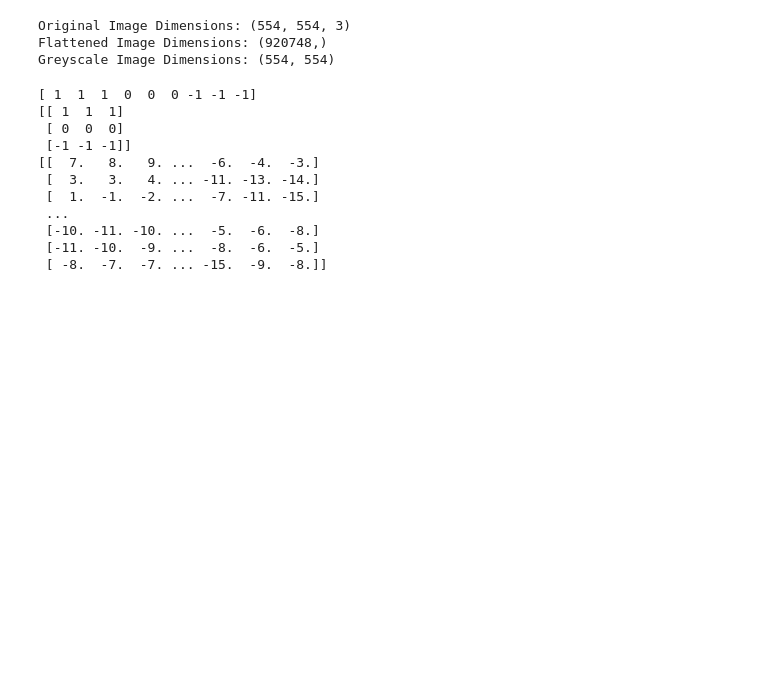
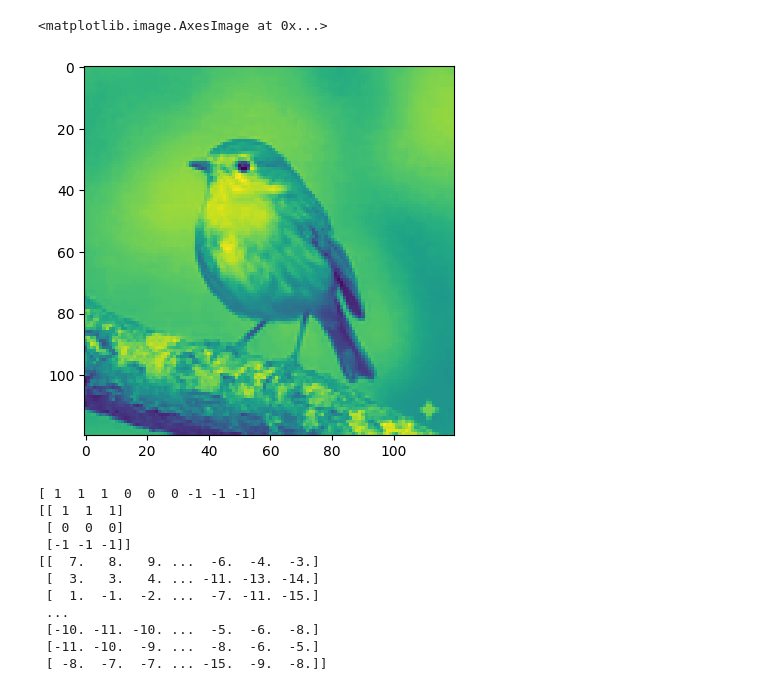
Before and after one commit to CiaraAMolloy/CNN_BIRD, a Jupyter notebook: Note.ipynb, the cells around one changed output. Cells and saved outputs as stored; diff of their text form; code cells hidden in the pictures; blank space fills up the shorter version.

```diff
--- a/Note.ipynb
+++ b/Note.ipynb
@@ -1,22 +1,17 @@
 # %%
 
+from matplotlib import pyplot as plt
+from PIL import Image
 import matplotlib.image as img
 import numpy as np
 
 
-
-image = img.imread("C:/Users/donag/Downloads/project nnets/dataset/Robin/Robin1.jpg")
-#print(image.shape)
-#print(image) three d matrice of RGB
-#image.flatten()
-print("Original Image Dimensions:", image.shape)
-flattened_image_arr=image.flatten()
-print("Flattened Image Dimensions:", flattened_image_arr.shape)
-#pixels = flattened_image_arr.reshape(554, 554)
-Greyscale=image.reshape(554, 554, 3)[:, :, 0]
-print("Flattened Image Dimensions:", pixels.shape)
+sizexy=120
+image = img.imread("dataset/Robin/Robin1.jpg")
+Greyscale1=image.reshape(image.shape)[:, :, 0]
+Greyscale = np.array(Image.fromarray(Greyscale1).resize((sizexy, sizexy)))
+plt.imshow(Greyscale,interpolation='nearest')
 # %% [output]
-Original Image Dimensions: (554, 554, 3)
-Flattened Image Dimensions: (920748,)
-Greyscale Image Dimensions: (554, 554)
+<matplotlib.image.AxesImage at 0x...>
+[figure, added]
 # %%
```
Also changed, not shown: parts of 1 cell of this notebook.
